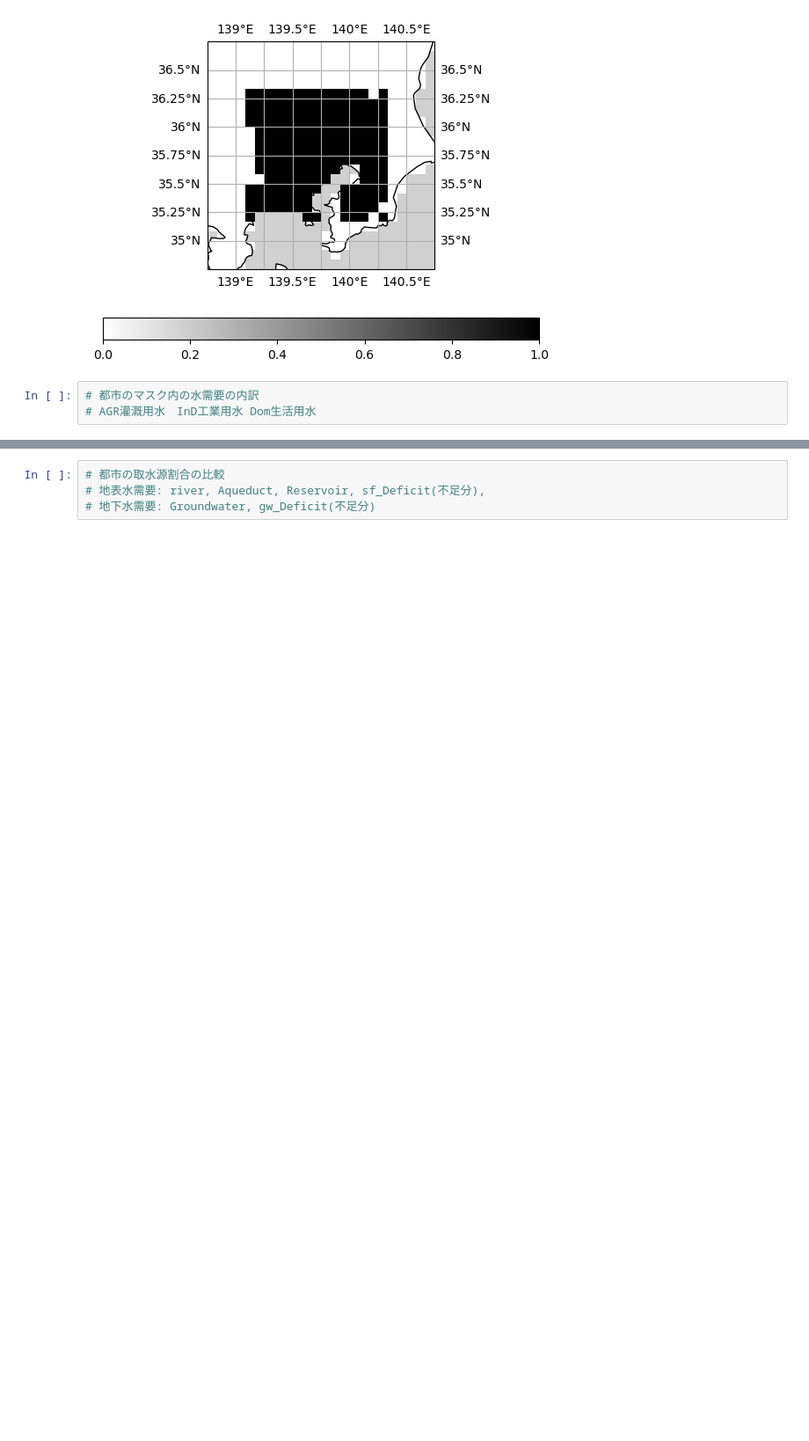
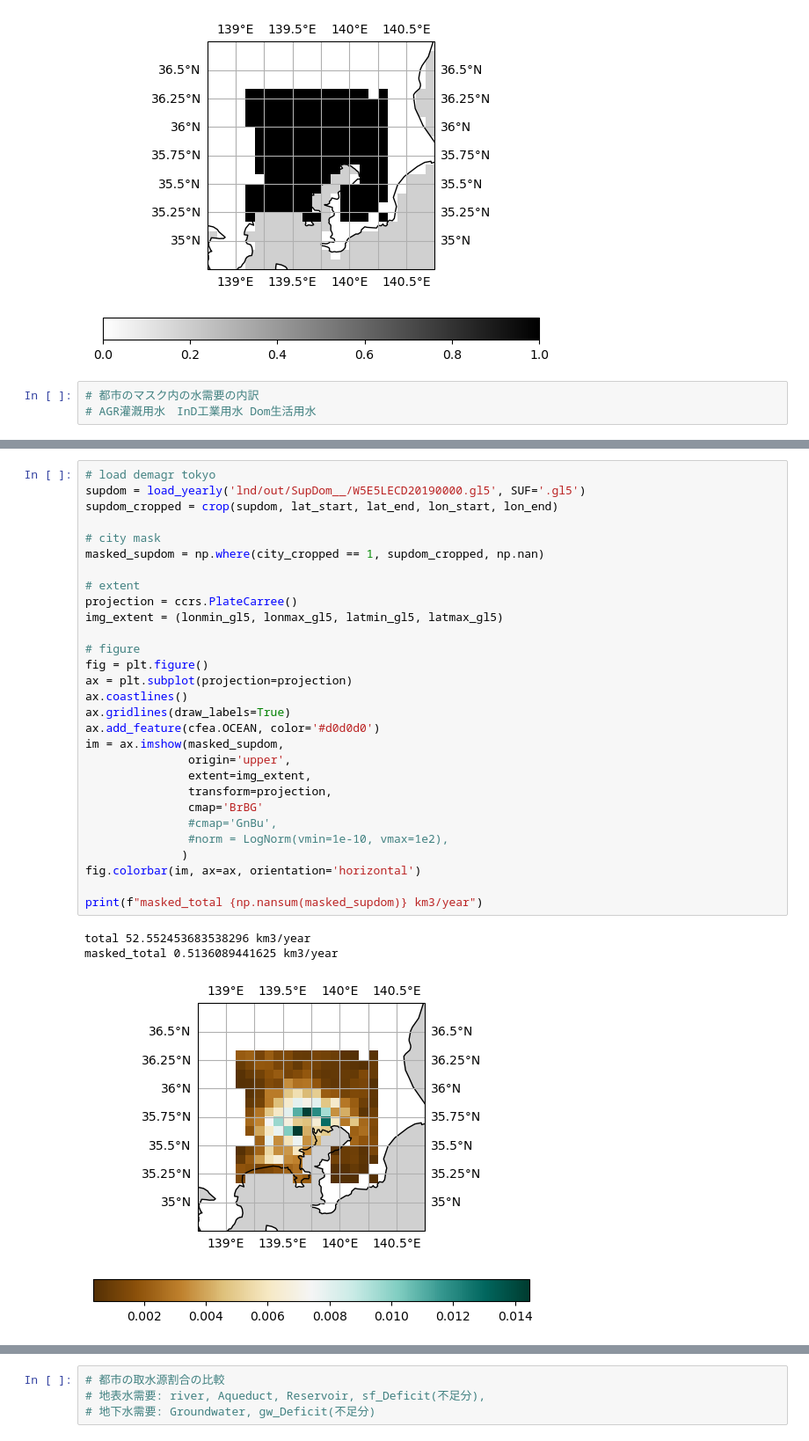
Before and after one commit to HalKiyo/xeno_jupyter_test, a Jupyter notebook: city/tokyo.ipynb, the cells around one changed output, grey strips where cells are left out. Shown at 88% size. Saved outputs shown, nothing was run; the diff lists cells and outputs as text; blank space fills up the shorter version.

```diff
--- a/city/tokyo.ipynb
+++ b/city/tokyo.ipynb
@@ -194,0 +285,33 @@ fig.colorbar(im, ax=ax, orientation='horizontal')
+# %%
+# load demagr tokyo
+supdom = load_yearly('lnd/out/SupDom__/W5E5LECD20190000.gl5', SUF='.gl5')
+supdom_cropped = crop(supdom, lat_start, lat_end, lon_start, lon_end)
+
+# city mask
+masked_supdom = np.where(city_cropped == 1, supdom_cropped, np.nan)
+
+# extent
+projection = ccrs.PlateCarree()
+img_extent = (lonmin_gl5, lonmax_gl5, latmin_gl5, latmax_gl5)
+
+# figure
+fig = plt.figure()
+ax = plt.subplot(projection=projection)
+ax.coastlines()
+ax.gridlines(draw_labels=True)
+ax.add_feature(cfea.OCEAN, color='#d0d0d0')
+im = ax.imshow(masked_supdom,
+               origin='upper',
+               extent=img_extent,
+               transform=projection,
+               cmap='BrBG'
+               #cmap='GnBu',
+               #norm = LogNorm(vmin=1e-10, vmax=1e2),
+              )
+fig.colorbar(im, ax=ax, orientation='horizontal')
+
+print(f"masked_total {np.nansum(masked_supdom)} km3/year")
+# %% [output]
+total 52.552453683538296 km3/year
+masked_total 0.5136089441625 km3/year
+[figure, added]
```
Also changed, not shown: parts of 14 cells of this notebook, 6 other files.
